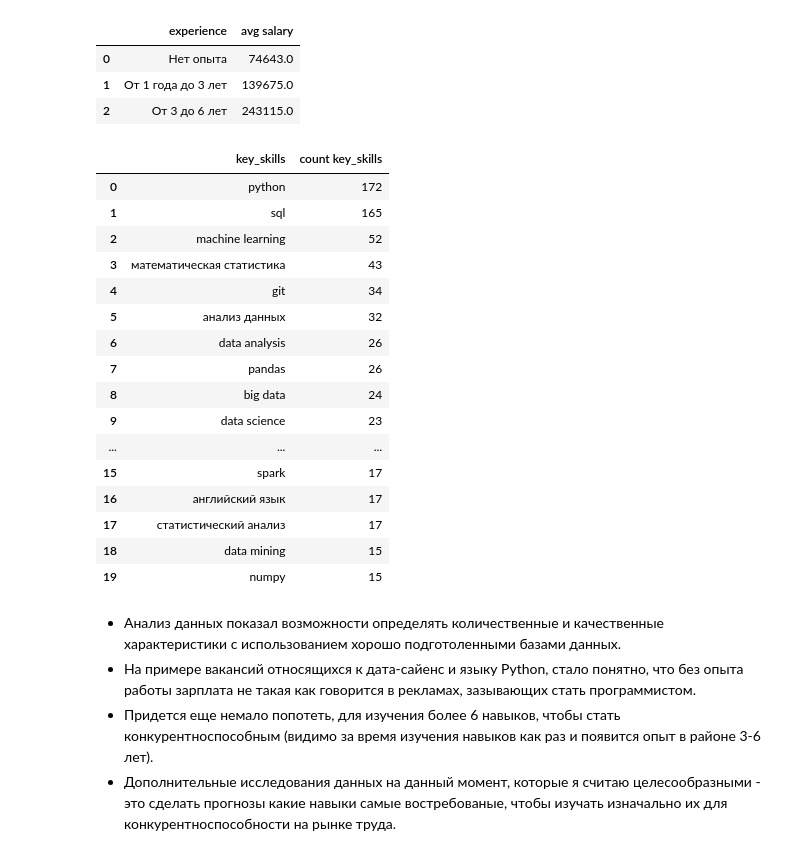
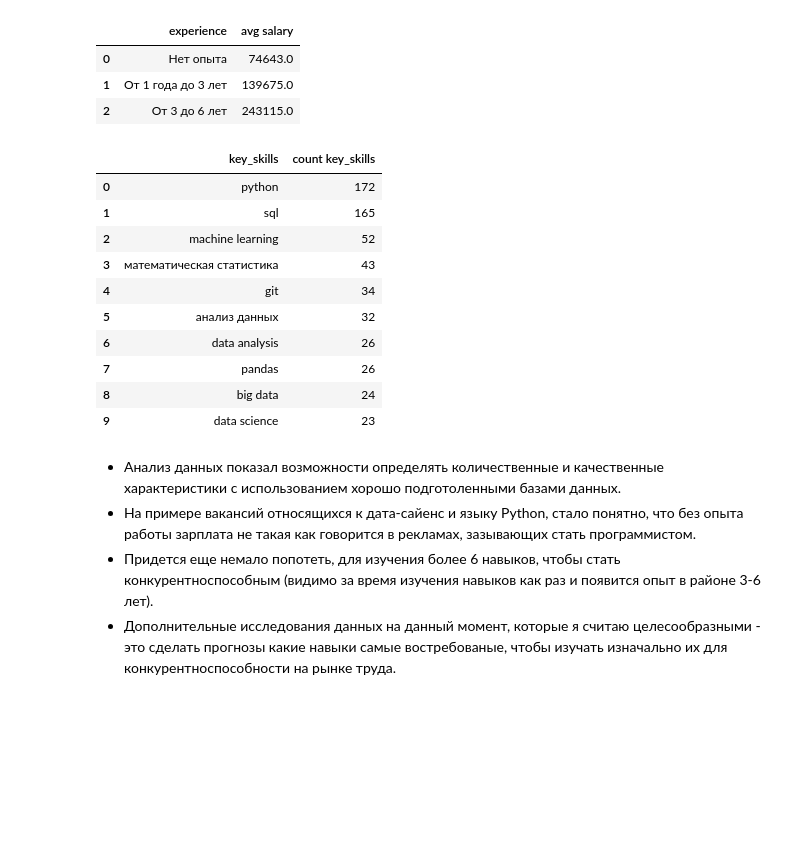
Before and after one commit to Kovyljan/sf_data_science, a Jupyter notebook: project_2/Project_2_Ноутбук_шаблон.ipynb, the cells around one changed output. Saved outputs shown, nothing was run; the diff lists cells and outputs as text; code cells hidden in the pictures; blank space fills up the shorter version.

```diff
--- a/project_2/Project_2_Ноутбук_шаблон.ipynb
+++ b/project_2/Project_2_Ноутбук_шаблон.ipynb
@@ -680,40 +680,34 @@ query_6_8 = f'''SELECT DISTINCT
                     vacancies v
                 WHERE (v.name ILIKE '%data scientist%'
                     OR v.name ILIKE '%data science%'
                     OR v.name ILIKE '%исследователь данных%'
                     OR (v.name LIKE '%ML%' AND v.name NOT LIKE '%HTML%')
                     OR v.name ILIKE '%machine learning%'
                     OR v.name ILIKE '%машинн%обучен%')
                     AND
                     (v.key_skills ILIKE '%Python%')
                     AND
                     (v.key_skills ILIKE '%SQL%'
                     OR v.key_skills ILIKE '%postgres%')
                 GROUP BY 1
                 ORDER BY 2 DESC
-                LIMIT 20
+                LIMIT 10
          '''
 
 df_6_8 = pd.read_sql_query(query_6_8, connection)
 df_6_8
 # %% [output]
 |  | key_skills | count key_skills |
 | 0 | python | 172 |
 | 1 | sql | 165 |
 | 2 | machine learning | 52 |
 | 3 | математическая статистика | 43 |
 | 4 | git | 34 |
 | 5 | анализ данных | 32 |
 | 6 | data analysis | 26 |
 | 7 | pandas | 26 |
 | 8 | big data | 24 |
 | 9 | data science | 23 |
-| ... | ... | ... |
-| 15 | spark | 17 |
-| 16 | английский язык | 17 |
-| 17 | статистический анализ | 17 |
-| 18 | data mining | 15 |
-| 19 | numpy | 15 |
 # %% [markdown]
 - Анализ данных показал возможности определять количественные и качественные характеристики с использованием хорошо подготоленными базами данных.
 - На примере вакансий относящихся к дата-сайенс и языку Python, стало понятно, что без опыта работы зарплата не такая как говорится в рекламах, зазывающих стать программистом.
```
